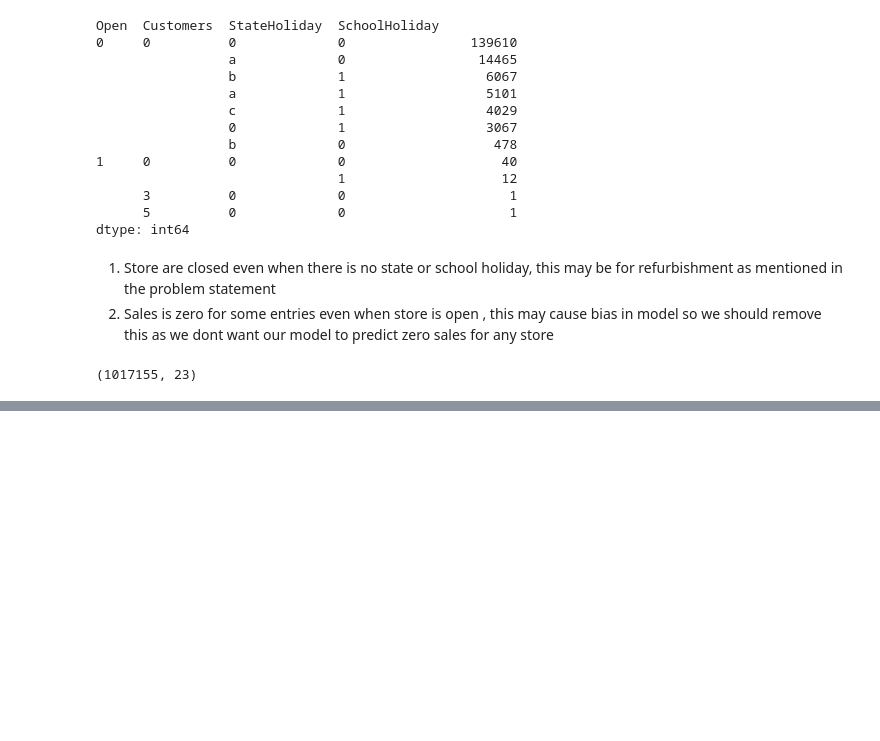
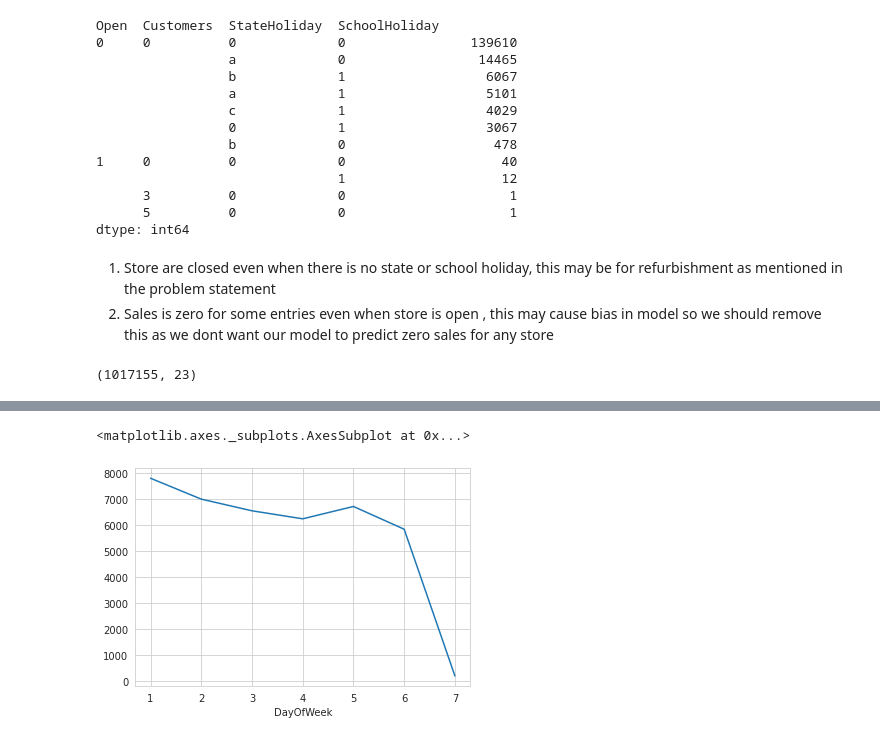
Before and after one commit to palash-21/Rossmann_Stores_Sales_Prediction, a Jupyter notebook: Rossmann_Stores_Sales_Prediction.ipynb, the cells around one changed output, grey strips where cells are left out. Drawn from its saved outputs; the diff is of its cells as text; code cells hidden in the pictures; blank space fills up the shorter version.

```diff
--- a/Rossmann_Stores_Sales_Prediction.ipynb
+++ b/Rossmann_Stores_Sales_Prediction.ipynb
@@ -373,0 +451,6 @@ df.shape
+# %%
+# Week-days-wise average sales
+df.groupby('DayOfWeek')['Sales'].mean().plot()
+# %% [output]
+<matplotlib.axes._subplots.AxesSubplot at 0x...>
+[figure, added]
```
Also changed, not shown: parts of 86 cells of this notebook.
